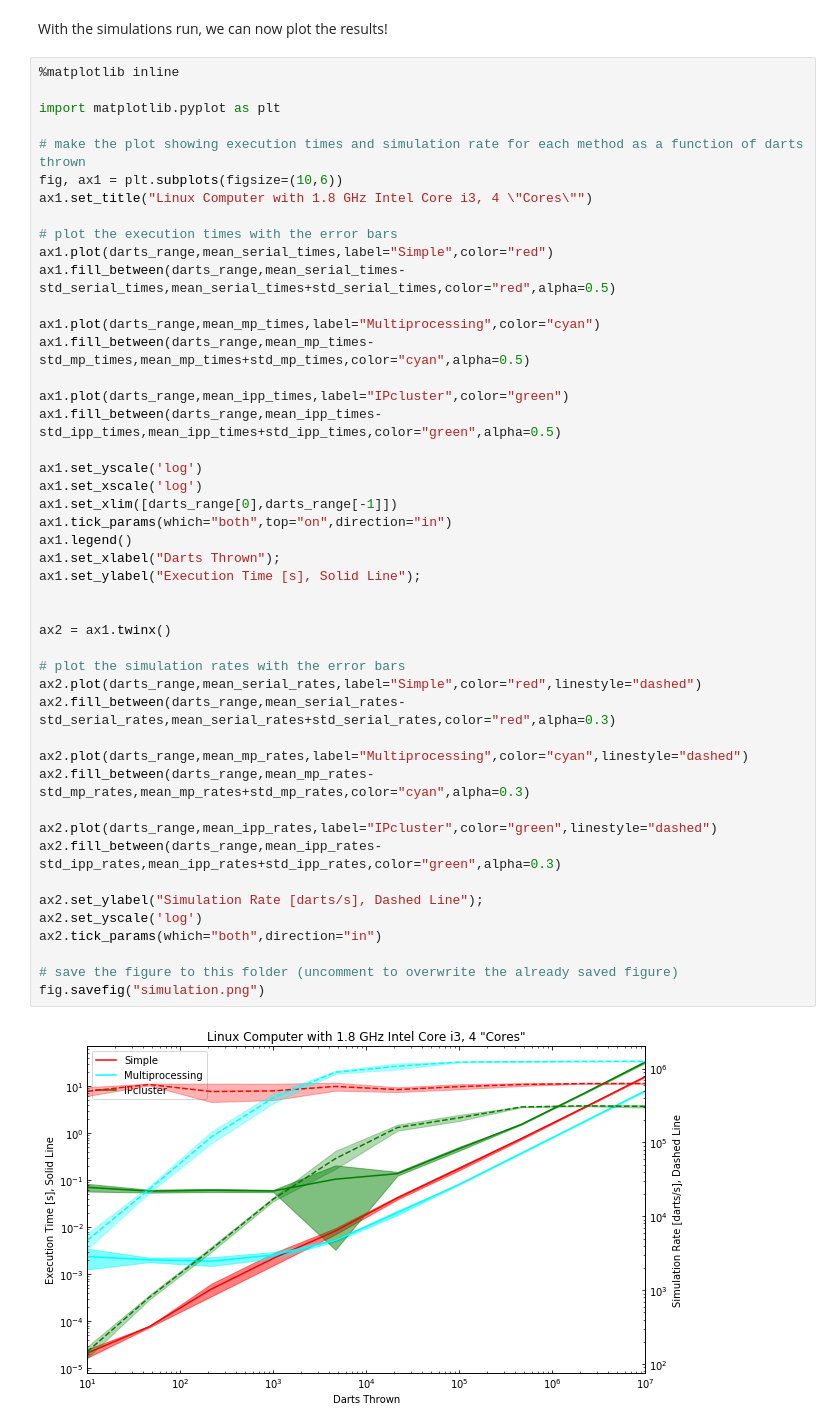
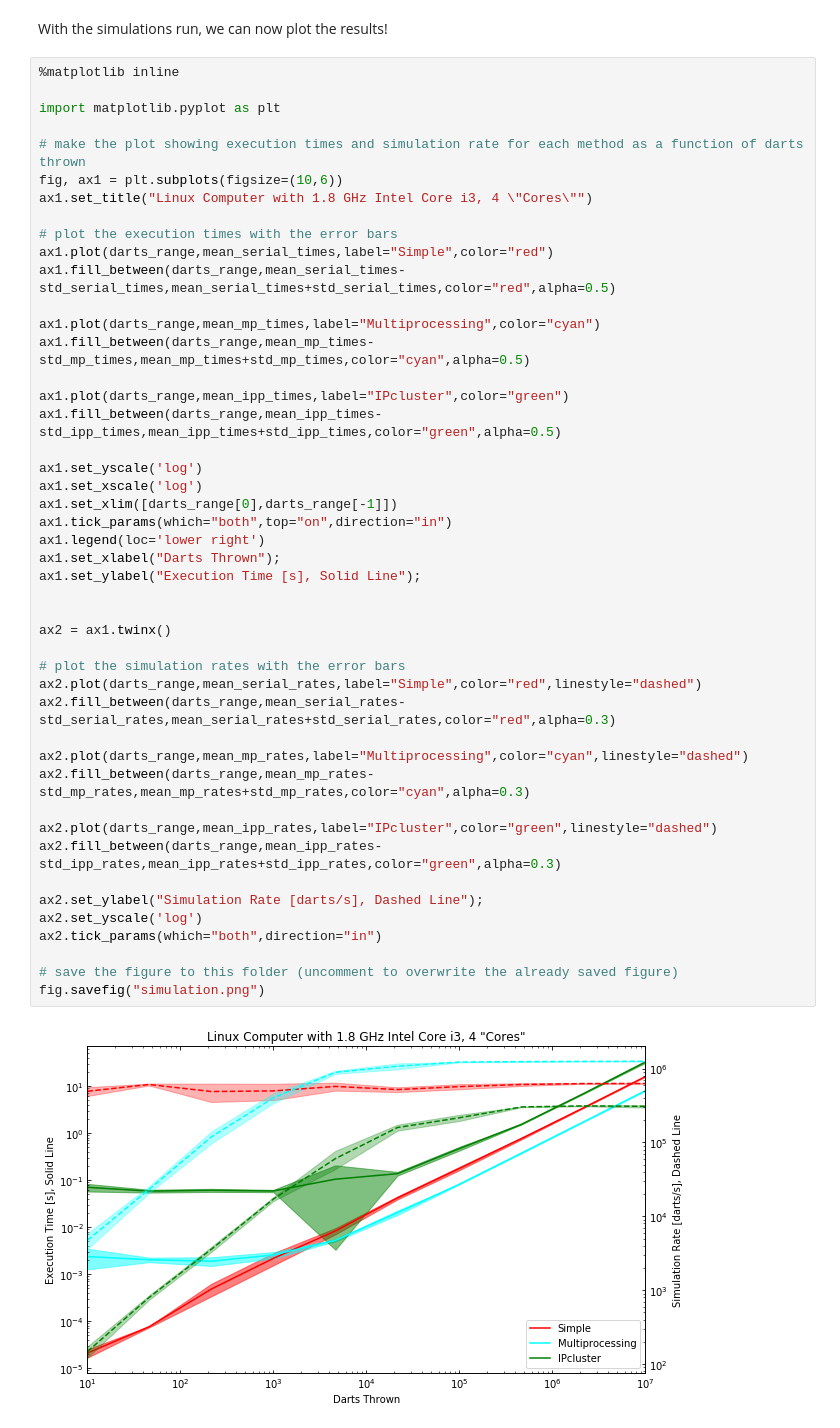
Before and after one commit to giangdip2410/watkins-ay250-s2018-hw, a Jupyter notebook: hw_4/hw_4_assignment.ipynb, the cells around one changed output. Saved outputs shown, nothing was run; the diff lists cells and outputs as text.

Commit message:
moved legend to lower right corner

```diff
--- a/hw_4/hw_4_assignment.ipynb
+++ b/hw_4/hw_4_assignment.ipynb
@@ -225,32 +225,32 @@ ax1.fill_between(darts_range,mean_mp_times-std_mp_times,mean_mp_times+std_mp_tim
 ax1.plot(darts_range,mean_ipp_times,label="IPcluster",color="green")
 ax1.fill_between(darts_range,mean_ipp_times-std_ipp_times,mean_ipp_times+std_ipp_times,color="green",alpha=0.5)
 
 ax1.set_yscale('log')
 ax1.set_xscale('log')
 ax1.set_xlim([darts_range[0],darts_range[-1]])
 ax1.tick_params(which="both",top="on",direction="in")
-ax1.legend()
+ax1.legend(loc='lower right')
 ax1.set_xlabel("Darts Thrown");
 ax1.set_ylabel("Execution Time [s], Solid Line");
 
 
 ax2 = ax1.twinx()
 
 # plot the simulation rates with the error bars
 ax2.plot(darts_range,mean_serial_rates,label="Simple",color="red",linestyle="dashed")
 ax2.fill_between(darts_range,mean_serial_rates-std_serial_rates,mean_serial_rates+std_serial_rates,color="red",alpha=0.3)
 
 ax2.plot(darts_range,mean_mp_rates,label="Multiprocessing",color="cyan",linestyle="dashed")
 ax2.fill_between(darts_range,mean_mp_rates-std_mp_rates,mean_mp_rates+std_mp_rates,color="cyan",alpha=0.3)
 
 ax2.plot(darts_range,mean_ipp_rates,label="IPcluster",color="green",linestyle="dashed")
 ax2.fill_between(darts_range,mean_ipp_rates-std_ipp_rates,mean_ipp_rates+std_ipp_rates,color="green",alpha=0.3)
 
 ax2.set_ylabel("Simulation Rate [darts/s], Dashed Line");
 ax2.set_yscale('log')
 ax2.tick_params(which="both",direction="in")
 
 # save the figure to this folder (uncomment to overwrite the already saved figure)
 fig.savefig("simulation.png")
 # %% [output]
-[figure, old version]
+[figure, new version]
```
Also changed, not shown: 1 other file.
